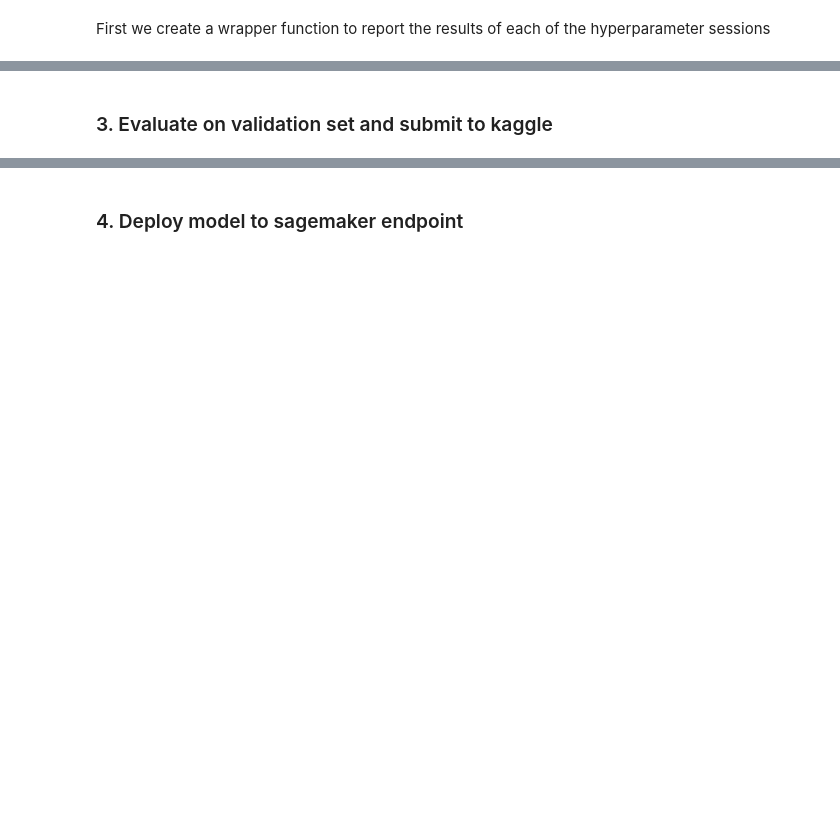
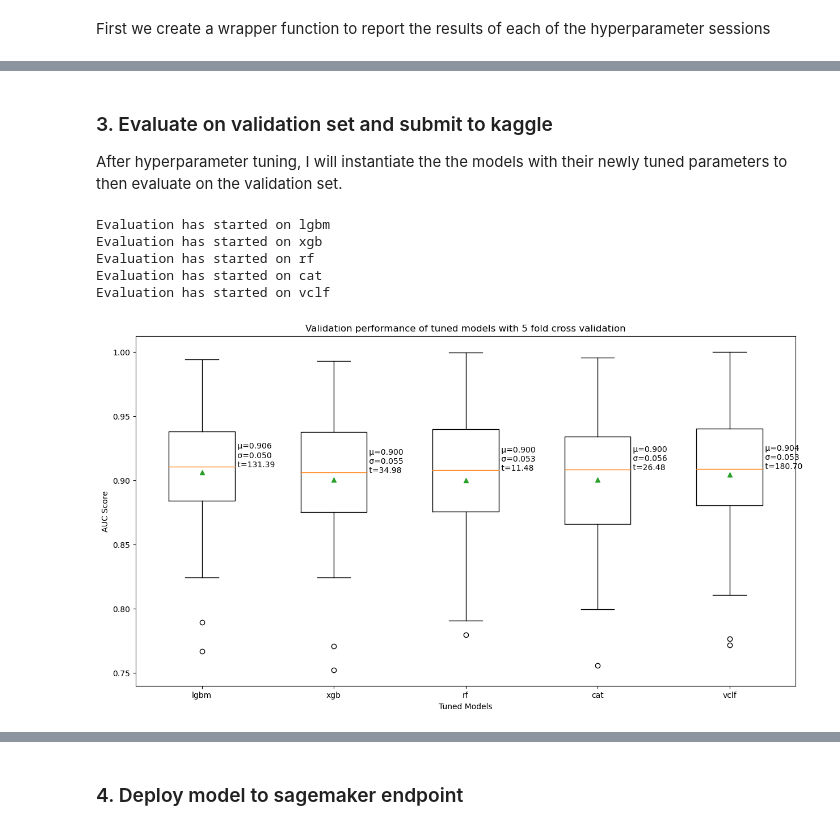
Before and after one commit to Khalizo/churn-prediction-streamlit-app, a Jupyter notebook: final_project.ipynb, the cells around one changed output, grey strips where cells are left out. Saved outputs shown, nothing was run; the diff lists cells and outputs as text; code cells hidden in the pictures; blank space fills up the shorter version.

```diff
--- a/final_project.ipynb
+++ b/final_project.ipynb
@@ -580,7 +592,7 @@ Bayesian optimization works by constructing a posterior distribution of function
 # %% [markdown]
 First we create a wrapper function to report the results of each of the hyperparameter sessions
 # %%
-def report_perf(optimizer, X, y, title="model", callbacks=None, csv_name):
+def report_perf(optimizer, X, y, model_name,  csv_name, callbacks=None):
     """
     A wrapper for measuring time and performances of different optmizers
 
@@ -601,8 +613,8 @@ def report_perf(optimizer, X, y, title="model", callbacks=None, csv_name):
     best_score = optimizer.best_score_
     best_score_std = d.iloc[optimizer.best_index_].std_test_score
     best_params = optimizer.best_params_
-    duration = timeit.default_time() - start
-    print((title + " took %.2f seconds,  candidates checked: %d, best CV score: %.3f "
+    duration = timeit.default_timer() - start
+    print((model_name + " took %.2f seconds,  candidates checked: %d, best CV score: %.3f "
            + u"\u00B1"+" %.3f") % (duration,
                                    len(optimizer.cv_results_['params']),
                                    best_score,
@@ -610,7 +622,7 @@ def report_perf(optimizer, X, y, title="model", callbacks=None, csv_name):
     print('Best parameters:')
     pprint.pprint(best_params)
     print()
-    return best_params
+    return best_params, duration
 # %%
 # hyper parameters spaces of each of the models
 
@@ -658,0 +701,9 @@ NameError: name 'Categorical' is not defined
+# %%
+hyperopt = {}
+
+for model_name in models_search_spaces:
+    hyperopt[model_name] =  bayesian_search (model = models_search_spaces[model_name][0],
+                                             search_spaces = models_search_spaces[model_name][1],
+                                             model_name = model_name,
+                                             X_train = X_train_datasets['RFE'],
+                                             y_train  = y_train)
@@ -659,2 +747,38 @@ NameError: name 'Categorical' is not defined
 # %% [markdown]
 ### 3. Evaluate on validation set and submit to kaggle
+
+After hyperparameter tuning, I will instantiate the the models with their newly tuned parameters to then evaluate on the validation set.
+# %%
+tuned_models = {
+    'lgbm': LGBMClassifier(verbosity = -1, num_threads = 8, random_state=0, objective ='binary', **hyperopt['lgbm'][0]),
+    'xgb':  XGBClassifier(verbosity = 0, random_state = 0, **hyperopt['xgb'][0]),
+    'rf': RandomForestClassifier(n_jobs = -1, random_state=0, **hyperopt['rf'][0]),
+    'cat': CatBoostClassifier(verbose=False, random_state=0, **hyperopt['cat'][0])}
+vclf = VotingClassifier(n_jobs =-1, estimators=[('lgbm', tuned_models['lgbm']),
+                                              ('xgb', tuned_models['xgb']),
+                                              ('rf', tuned_models['rf']),
+                                              ('cat', tuned_models['cat'])],
+                                               voting='soft')
+tuned_models['vclf'] = vclf
+# %%
+results, times = evaluate_models(models=tuned_models,
+                                       X = X_val_rfe,
+                                       y =y_val,
+                                       csv_name = 'results/eval_tuned_model_validation_results.csv')
+# %% [output]
+Evaluation has started on lgbm
+Evaluation has started on xgb
+Evaluation has started on rf
+Evaluation has started on cat
+Evaluation has started on vclf
+# %%
+plot_box_plot(X=results.values,
+              labels=results.columns,
+              xlabel = 'Tuned Models',
+              ylabel = 'AUC Score',
+              title = 'Validation performance of tuned models with 5 fold cross validation',
+              filename = 'images/eval_tuned_model_validation_result.png',
+              figsize = (15,8),
+              t=times)
+# %% [output]
+[figure, added]
```
Also changed, not shown: parts of 13 cells of this notebook, 11 other files.
